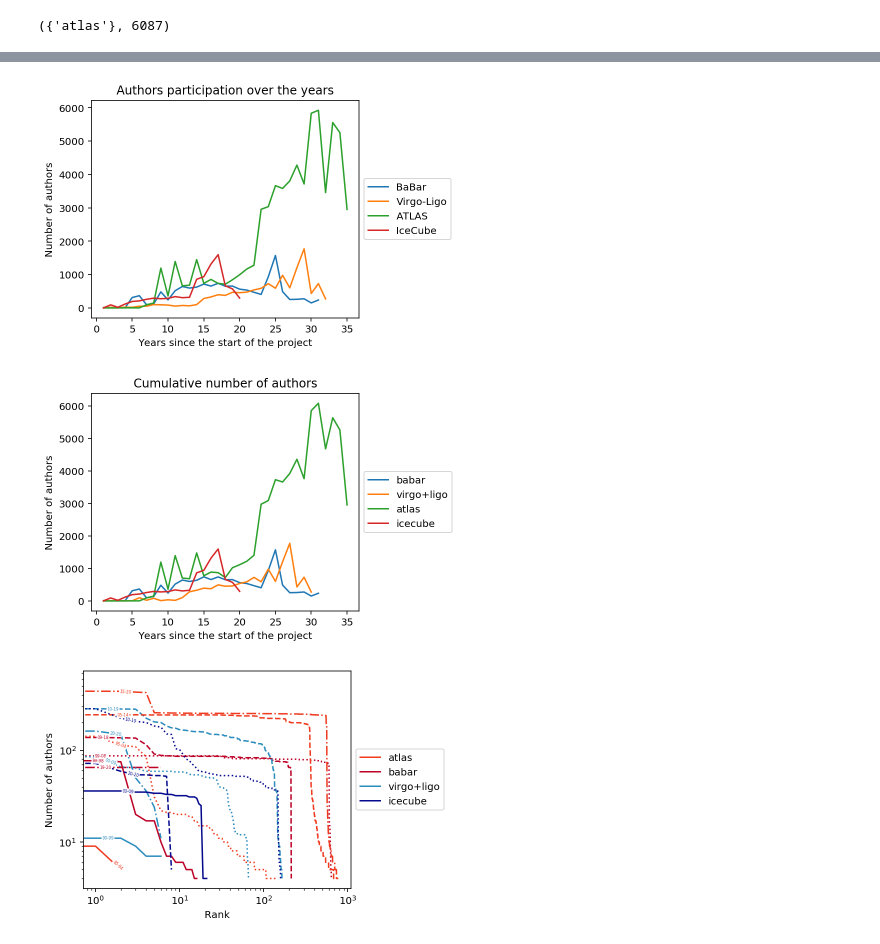
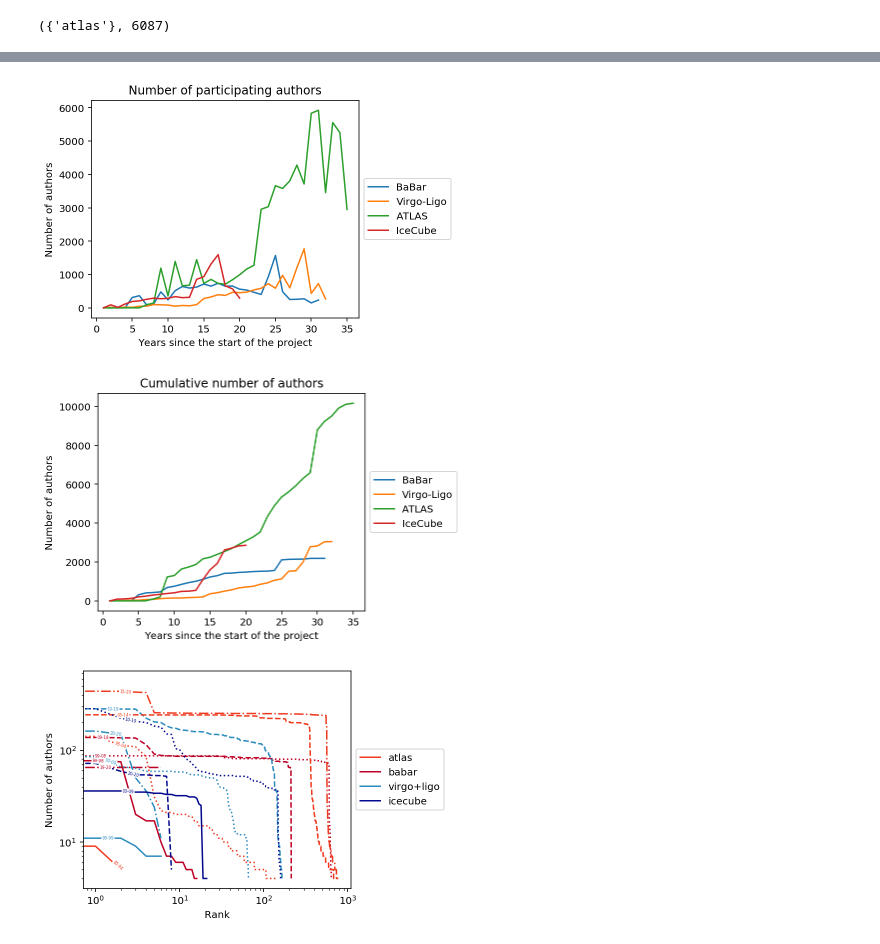
Before and after one commit to filipinascimento/bigscience, a Jupyter notebook: Notebooks/InspireAnalysis.ipynb, the cells around one changed output, grey strips where cells are left out. Cells and saved outputs as stored; diff of their text form; code cells hidden in the pictures.

```diff
--- a/Notebooks/InspireAnalysis.ipynb
+++ b/Notebooks/InspireAnalysis.ipynb
@@ -1261,0 +1274,33 @@ Counter({2002: 5,
+# %%
+fig = plt.figure()
+ax = plt.subplot(111)
+
+# collaborationName = "IceCube"
+
+for collaborationName in citationsPerYearByProject:
+  projectCitations = citationsPerYearByProject[collaborationName]
+  years = []
+  citations = []
+  cumulativeCitations = []
+  allCitations = 0;
+  startYear = 1990
+  for year in sorted(projectCitations.keys()):
+    allCitations+=projectCitations[year];
+    if year>=startYear and year !=2020:
+      years.append(year);
+      citations.append(projectCitations[year])
+      cumulativeCitations.append(allCitations)
+
+  ax.plot(years,cumulativeCitations,label=collaborationName);
+
+box = ax.get_position()
+ax.set_position([box.x0, box.y0, box.width * 0.8, box.height])
+
+ax.legend(loc='center left', bbox_to_anchor=(1, 0.5))
+# Put a legend to the right of the current axis
+ax.set_title("Cumulative number of citations in Inspire HEP")
+ax.set_xlabel("Year")
+ax.set_ylabel("Number of citations")
+ax.set_xlim(startYear,2020)
+plt.savefig("../Figures/yearlyCumulativeCitations.pdf")
+plt.show()
@@ -1262,31 +1309,30 @@ Counter({2002: 5,
 # %%
 fig = plt.figure()
 ax = plt.subplot(111)
 
 for collaborationName in authorCountsByProject:
-  plotAuthorsYears,plotCumulativeAuthorsCount = authorCountsByProject[collaborationName];
-#   ax.plot(plotAuthorsYears,plotCumulativeAuthorsCount,label=collaborationName);
-  ax.plot(range(1,len(plotCumulativeAuthorsCount)+1),plotCumulativeAuthorsCount,label=collaborationName);
+  plotAuthorsYears,plotPaticipatingAuthorsCount = authorCountsByProject[collaborationName];
+  ax.plot(range(1,len(plotPaticipatingAuthorsCount)+1),plotPaticipatingAuthorsCount,label=collaborationName);
 
 box = ax.get_position()
 ax.set_position([box.x0, box.y0, box.width * 0.8, box.height])
 
 ax.legend(loc='center left', bbox_to_anchor=(1, 0.5))
 # Put a legend to the right of the current axis
-ax.set_title("Authors participation over the years")
+ax.set_title("Number of participating authors")
 ax.set_xlabel("Years since the start of the project")
 ax.set_ylabel("Number of authors")
-plt.savefig("../Figures/yearlyAuthors.pdf")
+plt.savefig("../Figures/participatingAuthors.pdf")
 plt.show()
 # %% [output]
-[figure, old version]
+[figure, new version]
 # %%
 fig = plt.figure()
 ax = plt.subplot(111)
 
 for collaborationName in authorCountsByProject:
-  plotAuthorsYears,plotCumulativeAuthorsCount = authorCountsByProject[collaborationName];
-  ax.plot(range(1,len(plotCumulativeAuthorsCount)+1),plotCumulativeAuthorsCount,label=collaborationName);
+  plotAuthorsYears,plotAllTimeAuthorsCount = authorAllTimeCountsByProject[collaborationName];
+  ax.plot(range(1,len(plotAllTimeAuthorsCount)+1),plotAllTimeAuthorsCount,label=collaborationName);
 
 box = ax.get_position()
 ax.set_position([box.x0, box.y0, box.width * 0.8, box.height])
@@ -1299,7 +1345,7 @@ ax.set_ylabel("Number of authors")
 plt.savefig("../Figures/cumulativeAuthors.pdf")
 plt.show()
 # %% [output]
-[figure, old version]
+[figure, new version]
 # %%
 authorshipsByDecadeByCollaboration = {}
 for collaborationName in HEPEntriesByCollaboration:
```
Also changed, not shown: parts of 12 cells of this notebook, 23 other files.
